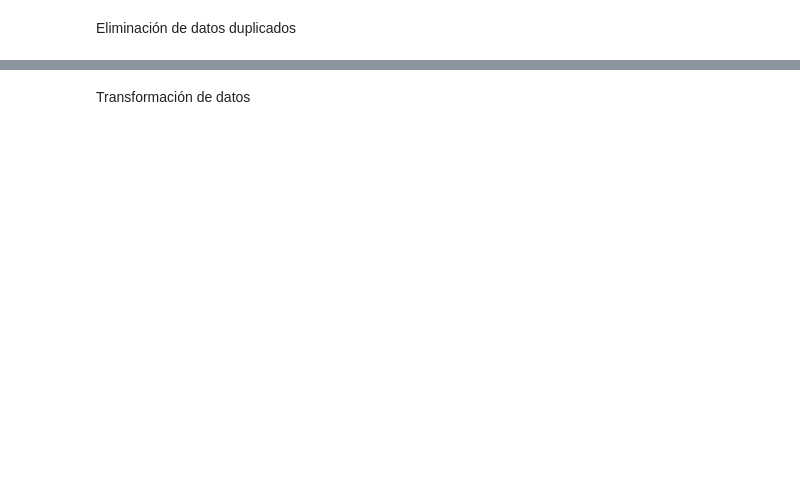
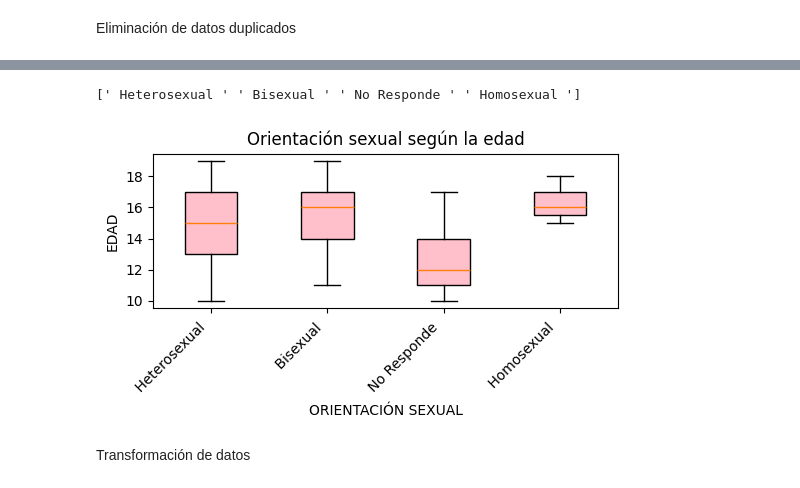
Before and after one commit to EliOrellana/proyectofinal_diplomado, a Jupyter notebook: proyectofinal_IAensalud_elizabethorellanabaez.ipynb, the cells around one changed output, grey strips where cells are left out. Saved outputs shown, nothing was run; the diff lists cells and outputs as text; code cells hidden in the pictures; blank space fills up the shorter version.

```diff
--- a/proyectofinal_IAensalud_elizabethorellanabaez.ipynb
+++ b/proyectofinal_IAensalud_elizabethorellanabaez.ipynb
@@ -345,3 +286,34 @@ dtype: float64
+# %%
+df['EDAD'] = pd.to_numeric(df['EDAD'], errors='coerce')
+
+df_sexual= df['ORIENTACIÓN SEXUAL'].unique()
+print(df_sexual)
+
+df_cleaned_for_plot = df.dropna(subset=['EDAD', 'ORIENTACIÓN SEXUAL'])
+
+sexual_data=[df_cleaned_for_plot[df_cleaned_for_plot['ORIENTACIÓN SEXUAL']==type_sexual]['EDAD'] for type_sexual in df_cleaned_for_plot['ORIENTACIÓN SEXUAL'].unique()]
+
+plt.figure(figsize=(6,2))
+bplots=plt.boxplot(sexual_data,tick_labels=df_cleaned_for_plot['ORIENTACIÓN SEXUAL'].unique(),patch_artist=True)
+
+plt.title('Orientación sexual según la edad')
+plt.xlabel('ORIENTACIÓN SEXUAL')
+plt.ylabel('EDAD')
+plt.xticks(rotation=45, ha='right')
+
+colors= ['gray', 'black']
+
+if len(colors) >= len(bplots['boxes']):
+    for patch, color in zip(bplots['boxes'], colors):
+        patch.set_facecolor(color)
+else:
+    for patch in bplots['boxes']:
+        patch.set_facecolor('pink')
+
+plt.show()
+# %% [output]
+[' Heterosexual ' ' Bisexual ' ' No Responde ' ' Homosexual ']
+[figure, added]
 # %% [markdown]
 Transformación de datos
 # %%
```
Also changed, not shown: parts of 60 cells of this notebook.
